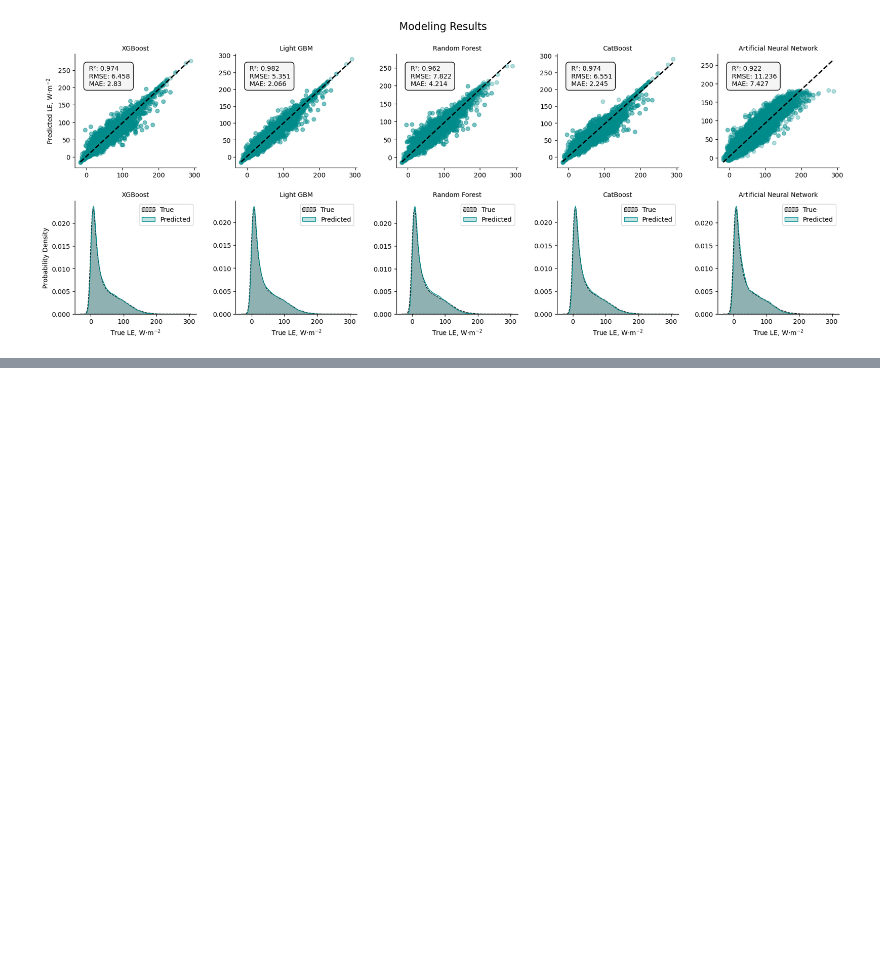
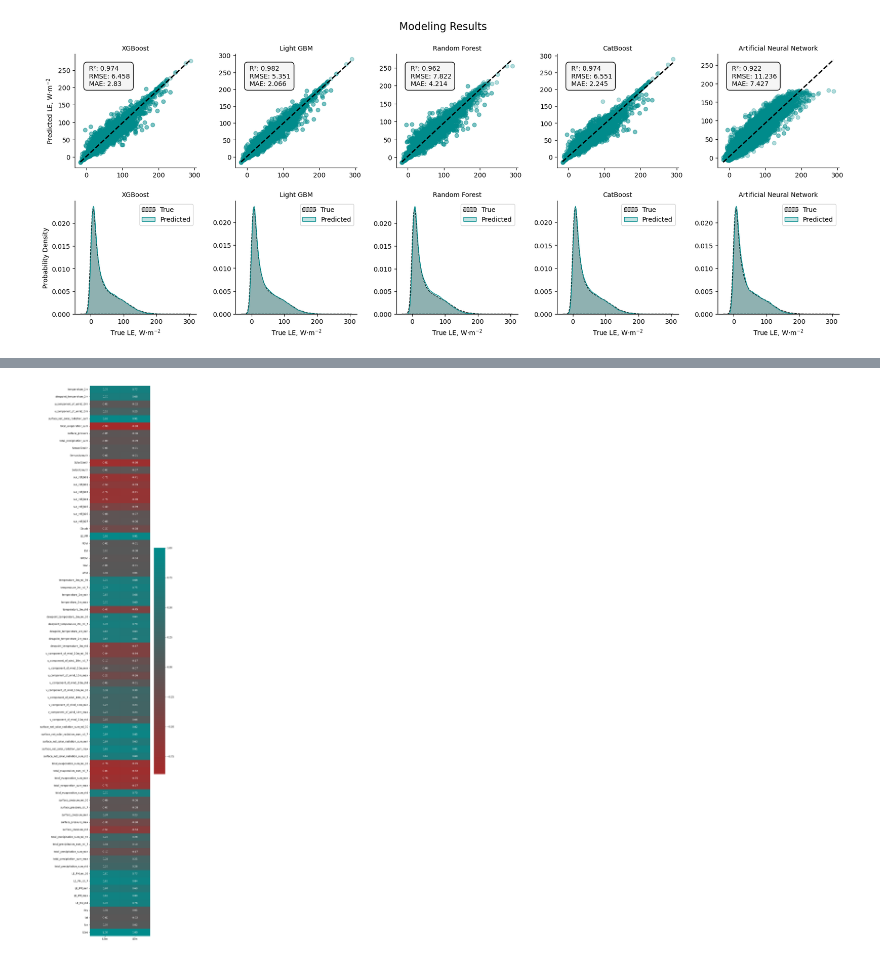
Before and after one commit to RTGS-Lab/Paper-Rozanov-et-al-ML-ET, a Jupyter notebook: notebooks/ModelValidation.ipynb, the cells around one changed output, grey strips where cells are left out. Saved outputs shown, nothing was run; the diff lists cells and outputs as text; code cells hidden in the pictures; blank space fills up the shorter version.

```diff
--- a/notebooks/ModelValidation.ipynb
+++ b/notebooks/ModelValidation.ipynb
@@ -263,0 +328,21 @@ plt.show()
+# %%
+ts=np.concatenate([era5_features, pm_era[:, :, np.newaxis]], axis=2)
+# %%
+for idx, col in enumerate(era_names+['LE_PM']): # TS are only for the ERA5-derived variables
+    if col in ['surface_net_solar_radiation_sum','total_evaporation_sum','total_precipitation_sum',]:
+        ewm = pd.DataFrame(ts[:,:,idx]).T.rolling(window=30).sum().iloc[[-1]].values
+        df[col+'_rol_30'] = ewm.T
+        ewm_7 = pd.DataFrame(ts[:,:,idx]).T.rolling(window=7).sum().iloc[[-1]].values
+        df[col+'_rol_7'] = ewm_7.T
+    else:
+      ewm = pd.DataFrame(ts[:,:,idx]).T.rolling(window=30, min_periods=1).mean().iloc[[-1]].values#.ewm(span=3, adjust=False).mean()
+      df[col+'_rol_30'] = ewm.T
+      ewm_7 = pd.DataFrame(ts[:,:,idx]).T.rolling(window=7, min_periods=1).mean().iloc[[-1]].values#.ewm(span=3, adjust=False).mean()
+      df[col+'_rol_7'] = ewm_7.T
+    Min = pd.DataFrame(ts[:,:,idx]).T.min(axis=0).values#.ewm(span=3, adjust=False).mean()
+    df[col+'_min'] = Min
+    Max = pd.DataFrame(ts[:,:,idx]).T.max(axis=0).values#.ewm(span=3, adjust=False).mean()
+    df[col+'_max'] = Max
+    std = pd.DataFrame(ts[:,:,idx]).T.std(axis=0).values#.ewm(span=3, adjust=False).mean()
+    df[col+'_std'] = std
+df
@@ -263,0 +363,10 @@ plt.show()
+# %%
+df['doy'] = fluxes['TIMESTAMP'].reset_index(drop=True).dt.dayofyear
+df['lat'] = fluxes.lat.values
+df['lon'] = fluxes.lon.values
+#df['IGBP'] = fluxes.IGBP.values
+#df['IGBP'] = df['IGBP'].astype('category')
+df['LEos'] = fluxes.ETos_daily_in.values
+df['LErs'] = fluxes.ETrs_daily_in.values
+df = df.dropna()
+df
@@ -263,0 +387,13 @@ plt.show()
+# %%
+colors = ['brown', 'darkcyan']
+custom_cmap = LinearSegmentedColormap.from_list("custom_cmap", colors)
+# %%
+correlation_matrix = df.corr()[["LEos", "LErs"]].iloc[:-1]#.drop('IGBP', axis=1)
+
+plt.figure(figsize=(8, 32))
+sns.heatmap(correlation_matrix, annot=True, cmap=custom_cmap, cbar=True, fmt=".2f")
+plt.tight_layout()
+#plt.savefig('./fig/targets_heatmap_ground.png')
+plt.show()
+# %% [output]
+[figure, added]
```
Also changed, not shown: parts of 7 cells of this notebook.
